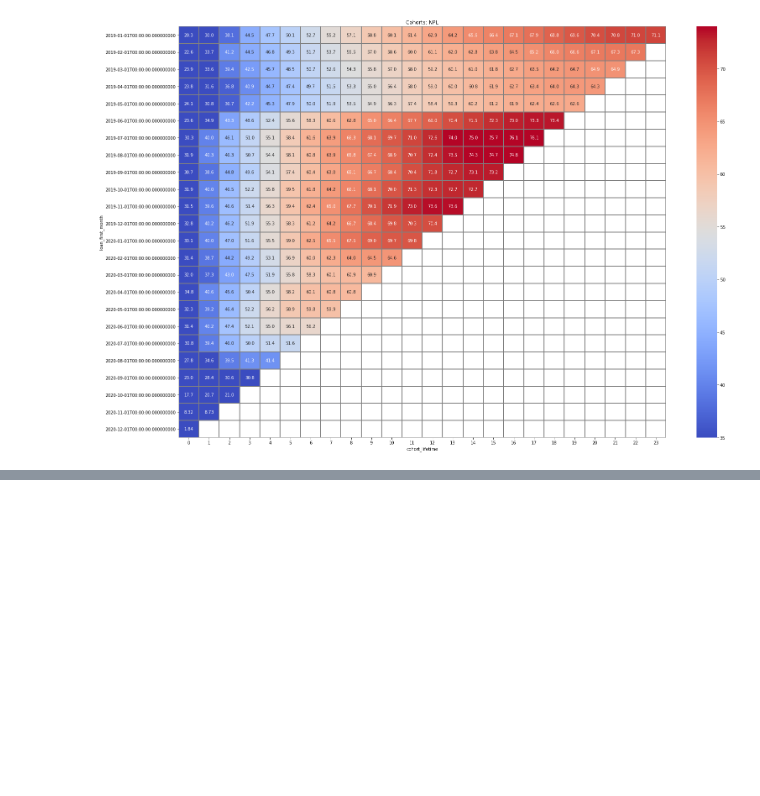
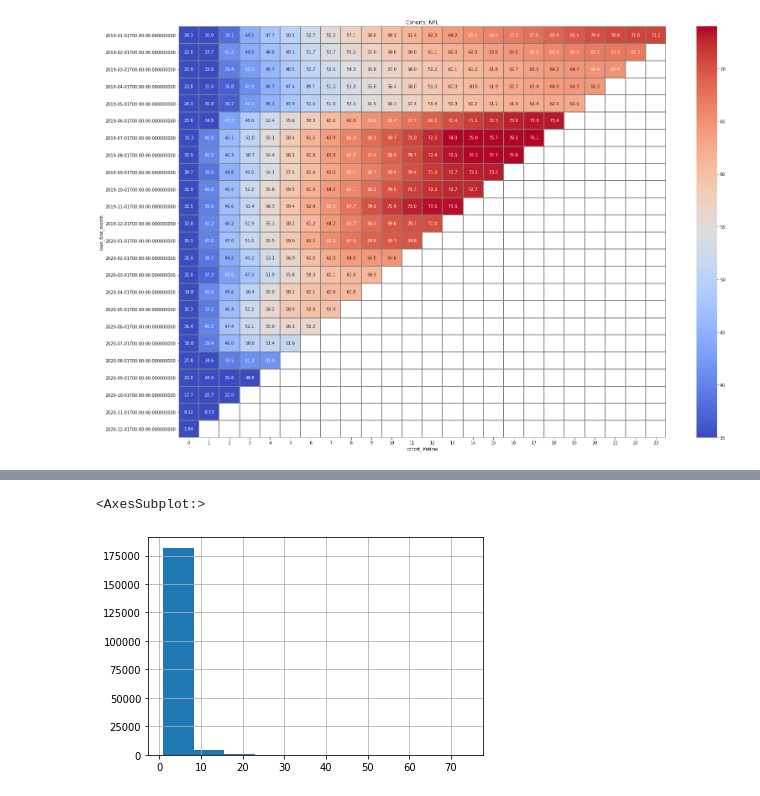
Before and after one commit to g0vn0c0d3r/da, a Jupyter notebook: LIME/LIME_final.ipynb, the cells around one changed output, grey strips where cells are left out. Cells and saved outputs as stored; diff of their text form; code cells hidden in the pictures; blank space fills up the shorter version.

```diff
--- a/LIME/LIME_final.ipynb
+++ b/LIME/LIME_final.ipynb
@@ -1183,3 +1187,6 @@ sns.heatmap(rt_pivot, annot=True, fmt='.3', linewidths=1,
             linecolor='grey', cmap='coolwarm', vmin=35, vmax=74);
 # %% [output]
 [figure]
+# %%
+aa = loans.groupby(by='cid').agg({'start_date': 'count'}).sort_values(by='start_date', ascending=False).reset_index()
+aa.head(10)
@@ -1185,0 +1205,5 @@ sns.heatmap(rt_pivot, annot=True, fmt='.3', linewidths=1,
+# %%
+aa['start_date'].hist()
+# %% [output]
+<AxesSubplot:>
+[figure, added]
```
Also changed, not shown: parts of 19 cells of this notebook, 2 other files.
